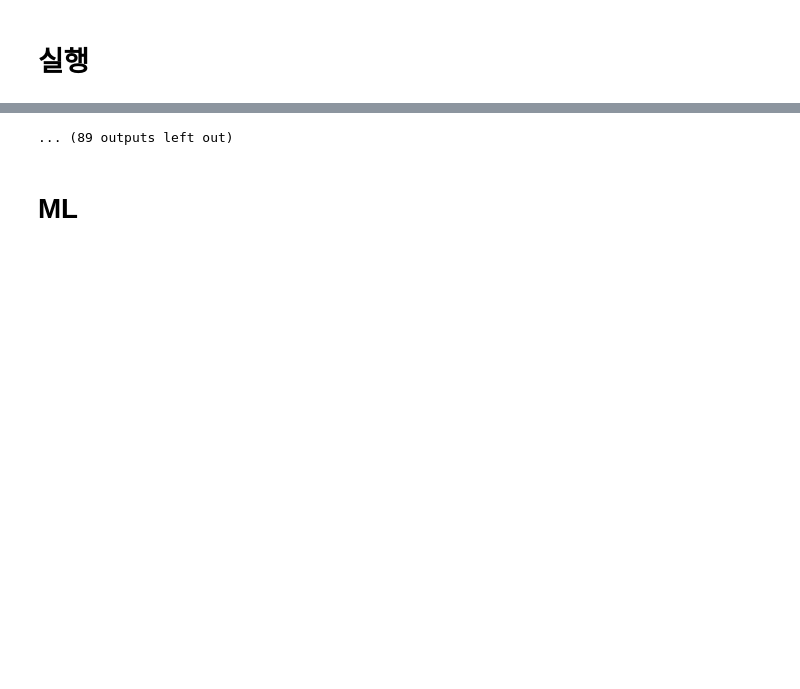
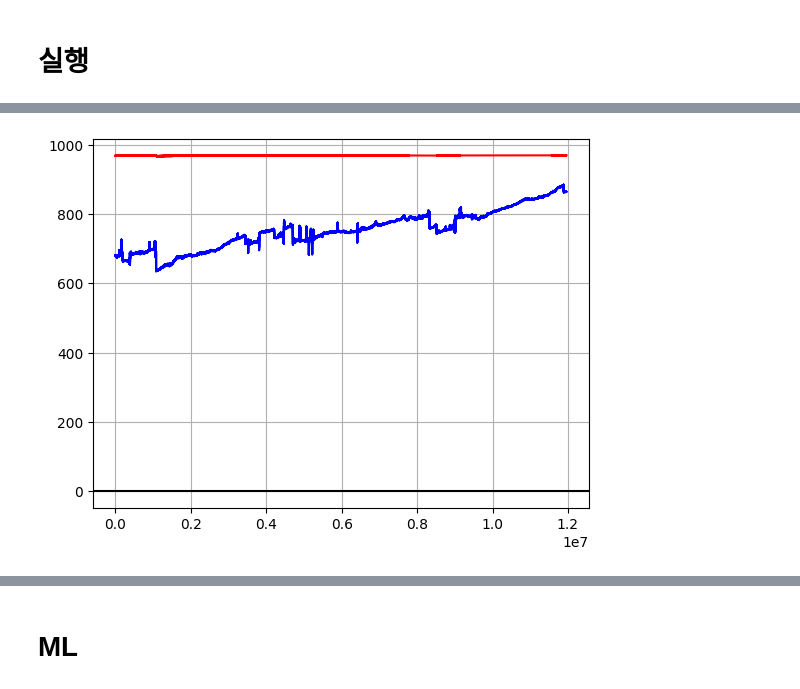
Before and after one commit to ksh914/hanhwa, a Jupyter notebook: 12_19_final.ipynb, the cells around one changed output, grey strips where cells are left out. Cells and saved outputs as stored; diff of their text form; code cells hidden in the pictures; blank space fills up the shorter version.

```diff
--- a/12_19_final.ipynb
+++ b/12_19_final.ipynb
@@ -56,12 +56,12 @@ best_model = None
 
 for epoch in range(1, epochs + 1):
     start_time = time.time()
-    train(model, train_dataloader, device, optimizer, criterion, epoch, scheduler)
+    train_tmp(model, train_data,batch_size, optimizer, criterion, input_window, output_window, epoch, scheduler)
 
-    if (epoch % 50 == 0):
-        truth, test_result, result_to_ML, val_loss = calculate_loss_and_plot(model, test_dataloader, device, criterion, output_window, scaler_test,batch_size)
+    if (epoch % 1 == 0):
+        truth, test_result, result_to_ML, val_loss = plot_and_loss(model, test_data, criterion,input_window, output_window, scaler_test)
     else:
-        val_loss = evaluate(model, test_dataloader, device, criterion, output_window)
+        val_loss = evaluate2(model, test_data,criterion, input_window,output_window, input_window)
 
     print('-' * 75)
     print('| end of epoch {:3d} | time: {:5.2f}s | valid loss {:5.5f} | valid ppl {:8.2f} |'.format(epoch, (time.time() - start_time),
@@ -79 +78,2 @@ for epoch in range(1, epochs + 1):
+[figure, added]
 ---------------------------------------------------------------------------
@@ -178 +87,0 @@ for epoch in range(1, epochs + 1):
-... (89 outputs left out)
```
Also changed, not shown: parts of 3 cells of this notebook, 2 other files.
